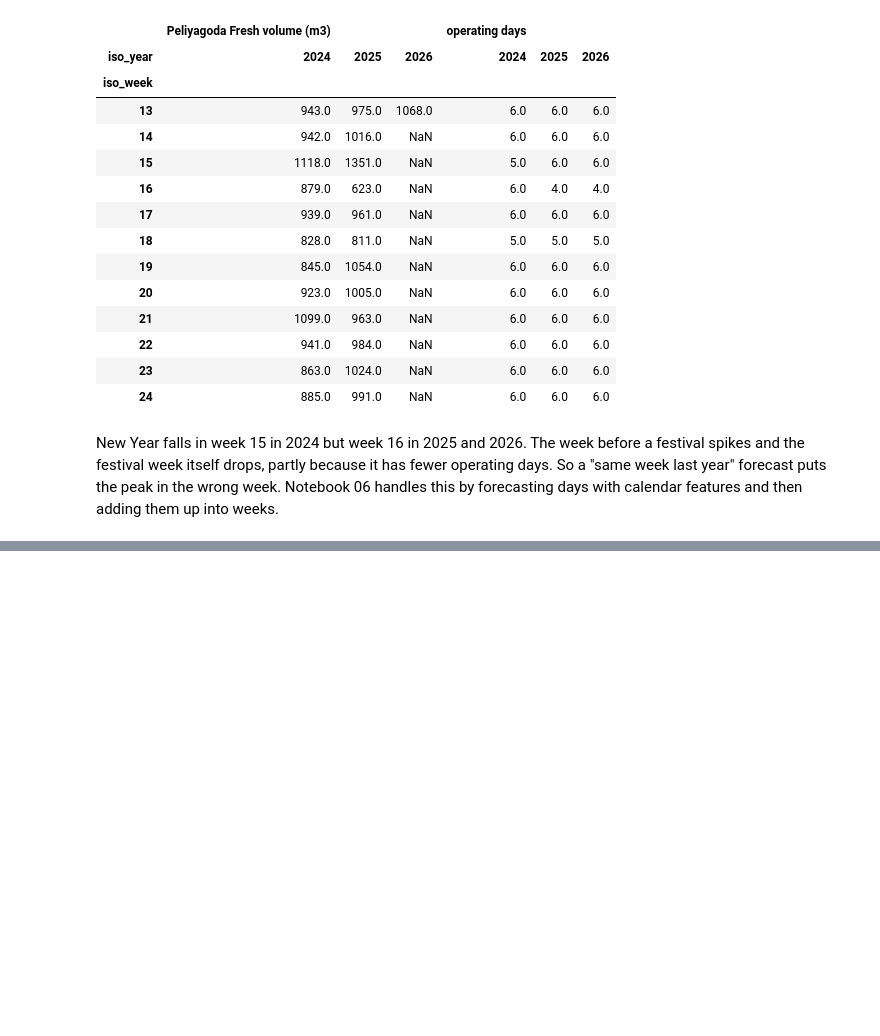
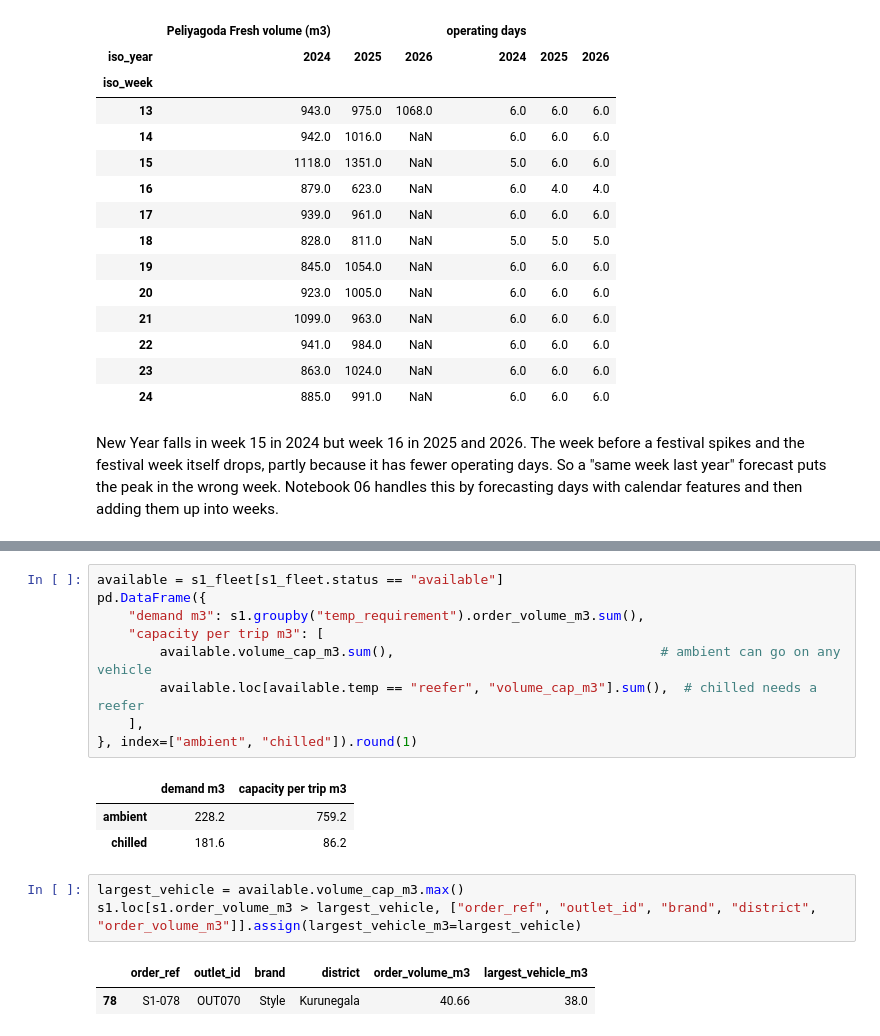
Before and after one commit to sameera-ekanayaka/Xora_Datathon, a Jupyter notebook: notebooks/01_data_understanding.ipynb, the cells around one changed output, grey strips where cells are left out. Drawn from its saved outputs; the diff is of its cells as text; blank space fills up the shorter version.

```diff
--- a/notebooks/01_data_understanding.ipynb
+++ b/notebooks/01_data_understanding.ipynb
@@ -385,0 +407,19 @@ New Year falls in week 15 in 2024 but week 16 in 2025 and 2026. The week before
+# %%
+available = s1_fleet[s1_fleet.status == "available"]
+pd.DataFrame({
+    "demand m3": s1.groupby("temp_requirement").order_volume_m3.sum(),
+    "capacity per trip m3": [
+        available.volume_cap_m3.sum(),                                  # ambient can go on any vehicle
+        available.loc[available.temp == "reefer", "volume_cap_m3"].sum(),  # chilled needs a reefer
+    ],
+}, index=["ambient", "chilled"]).round(1)
+# %% [output]
+|  | demand m3 | capacity per trip m3 |
+| ambient | 228.2 | 759.2 |
+| chilled | 181.6 | 86.2 |
+# %%
+largest_vehicle = available.volume_cap_m3.max()
+s1.loc[s1.order_volume_m3 > largest_vehicle, ["order_ref", "outlet_id", "brand", "district", "order_volume_m3"]].assign(largest_vehicle_m3=largest_vehicle)
+# %% [output]
+|  | order_ref | outlet_id | brand | district | order_volume_m3 | largest_vehicle_m3 |
+| 78 | S1-078 | OUT070 | Style | Kurunegala | 40.66 | 38.0 |
```
Also changed, not shown: parts of 4 cells of this notebook.
